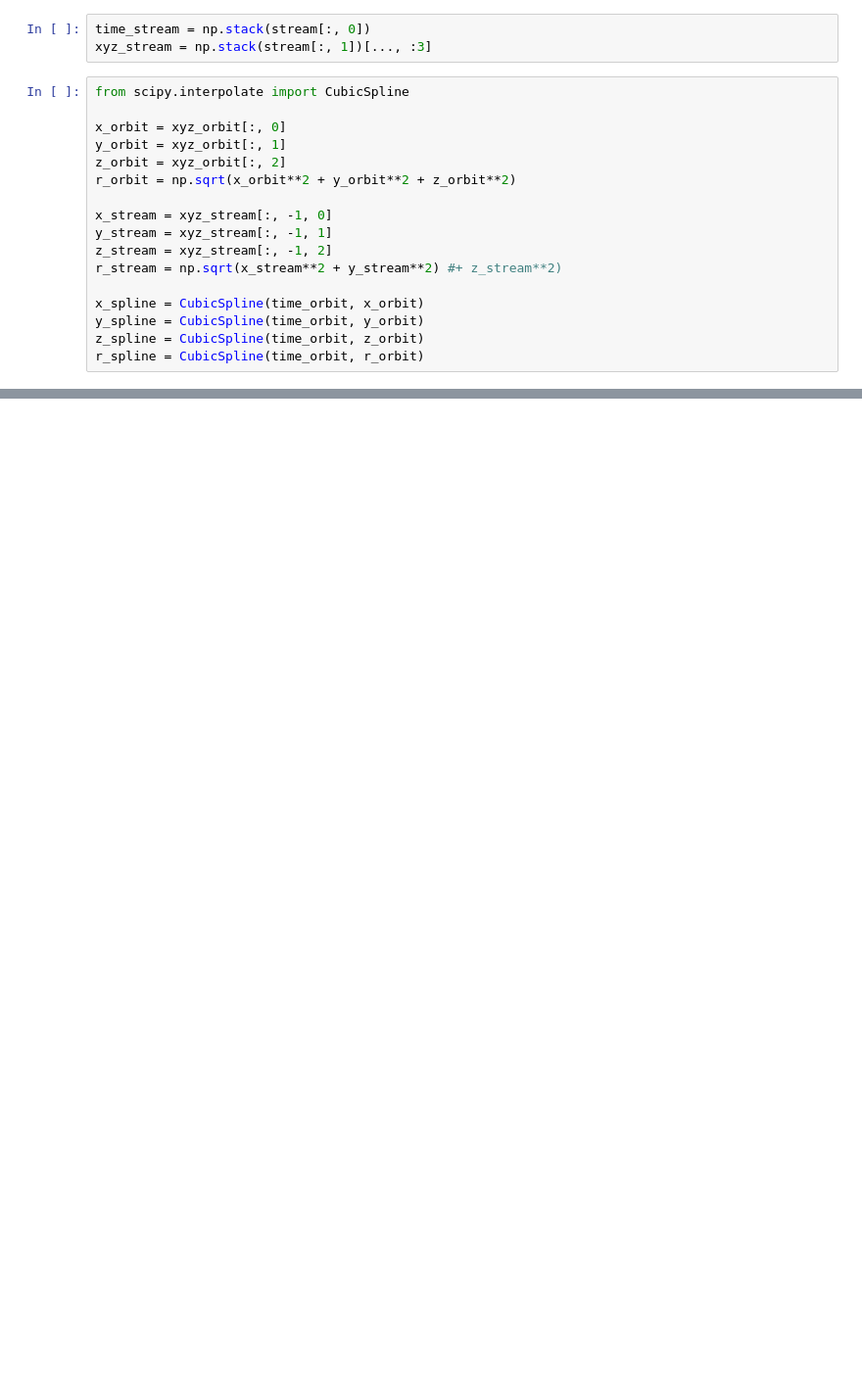
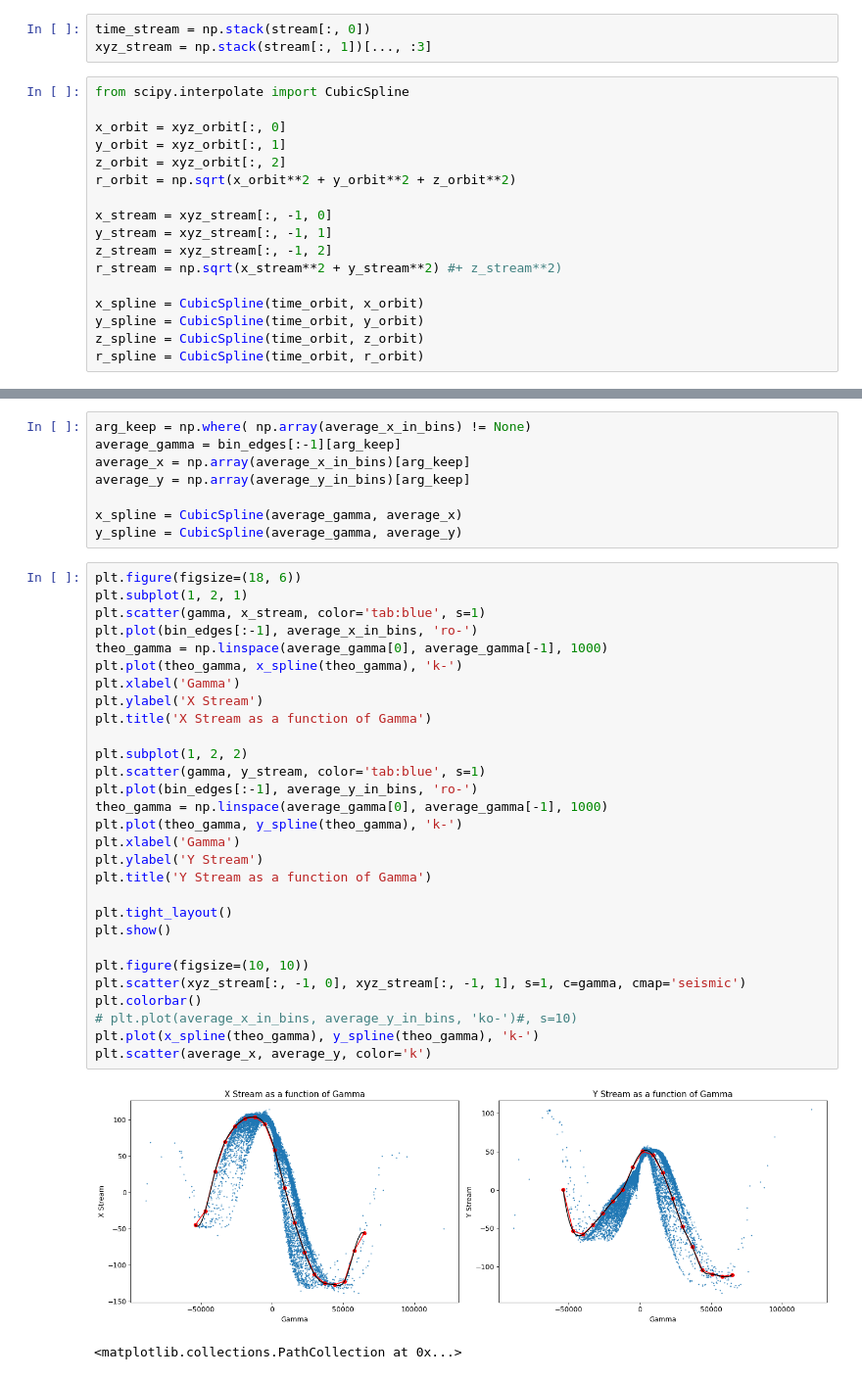
Before and after one commit to David-Chemaly/Stream_Modeling, a Jupyter notebook: get_ordering.ipynb, the cells around one changed output, grey strips where cells are left out. Shown: that part at 98% size. Saved outputs shown, nothing was run; the diff lists cells and outputs as text; blank space fills up the shorter version.

```diff
--- a/get_ordering.ipynb
+++ b/get_ordering.ipynb
@@ -137,0 +202,40 @@ plt.scatter(average_x_in_bins, average_y_in_bins, c='r', s=10)
+# %%
+arg_keep = np.where( np.array(average_x_in_bins) != None)
+average_gamma = bin_edges[:-1][arg_keep]
+average_x = np.array(average_x_in_bins)[arg_keep]
+average_y = np.array(average_y_in_bins)[arg_keep]
+
+x_spline = CubicSpline(average_gamma, average_x)
+y_spline = CubicSpline(average_gamma, average_y)
+# %%
+plt.figure(figsize=(18, 6))
+plt.subplot(1, 2, 1)
+plt.scatter(gamma, x_stream, color='tab:blue', s=1)
+plt.plot(bin_edges[:-1], average_x_in_bins, 'ro-')
+theo_gamma = np.linspace(average_gamma[0], average_gamma[-1], 1000)
+plt.plot(theo_gamma, x_spline(theo_gamma), 'k-')
+plt.xlabel('Gamma')
+plt.ylabel('X Stream')
+plt.title('X Stream as a function of Gamma')
+
+plt.subplot(1, 2, 2)
+plt.scatter(gamma, y_stream, color='tab:blue', s=1)
+plt.plot(bin_edges[:-1], average_y_in_bins, 'ro-')
+theo_gamma = np.linspace(average_gamma[0], average_gamma[-1], 1000)
+plt.plot(theo_gamma, y_spline(theo_gamma), 'k-')
+plt.xlabel('Gamma')
+plt.ylabel('Y Stream')
+plt.title('Y Stream as a function of Gamma')
+
+plt.tight_layout()
+plt.show()
+
+plt.figure(figsize=(10, 10))
+plt.scatter(xyz_stream[:, -1, 0], xyz_stream[:, -1, 1], s=1, c=gamma, cmap='seismic')
+plt.colorbar()
+# plt.plot(average_x_in_bins, average_y_in_bins, 'ko-')#, s=10)
+plt.plot(x_spline(theo_gamma), y_spline(theo_gamma), 'k-')
+plt.scatter(average_x, average_y, color='k')
+# %% [output]
+[figure, added]
+<matplotlib.collections.PathCollection at 0x...>
```
Also changed, not shown: parts of 12 cells of this notebook, 3 other files.
